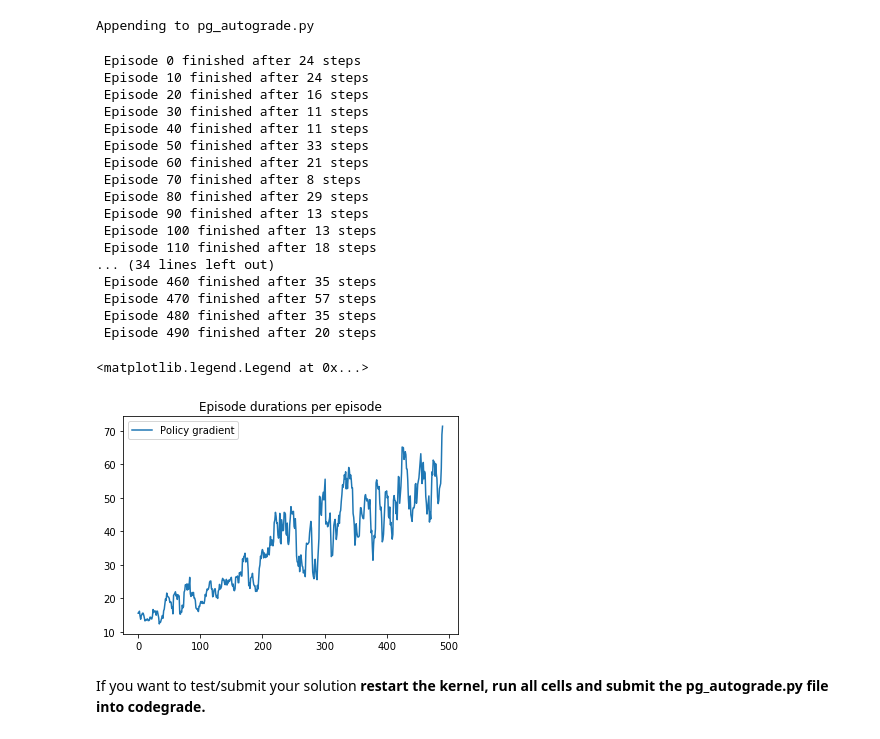
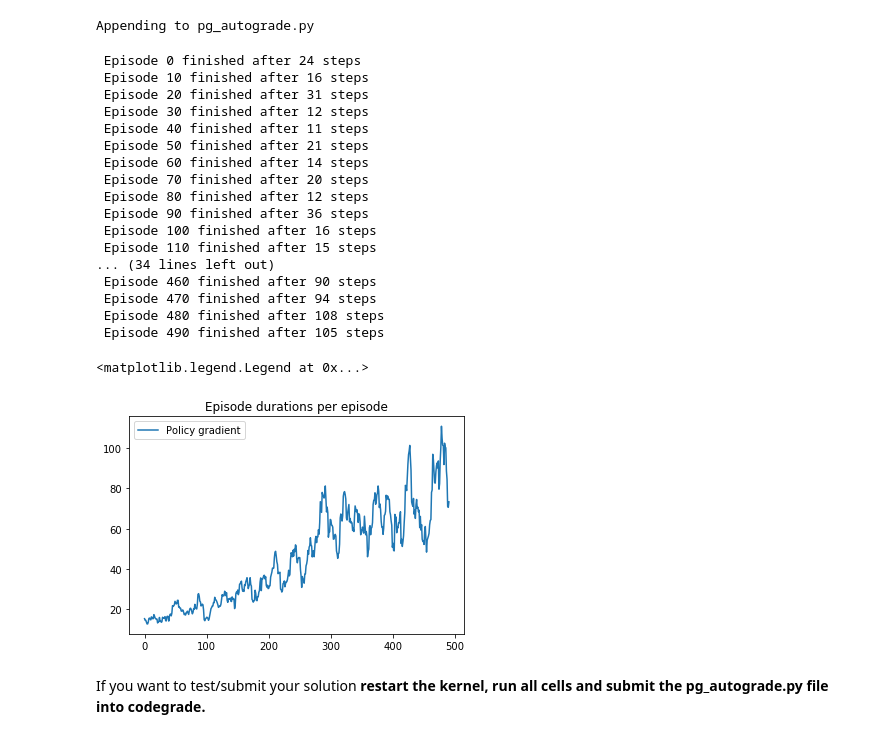
Before and after one commit to TomFrederik/rl-2020, a Jupyter notebook: week_4/RLLab5_PG/PG_lab.ipynb, the cells around one changed output. Drawn from its saved outputs; the diff is of its cells as text; code cells hidden in the pictures.

```diff
--- a/week_4/RLLab5_PG/PG_lab.ipynb
+++ b/week_4/RLLab5_PG/PG_lab.ipynb
@@ -259,39 +259,39 @@ def smooth(x, N):
 # %%
 # Feel free to play around with the parameters!
 num_episodes = 500
 discount_factor = 0.99
-learn_rate = 1e-3
+learn_rate = 1.5e-3
 seed = 42
 env = gym.envs.make("CartPole-v1")
 torch.manual_seed(seed)
 env.seed(seed)
 policy = NNPolicy(num_hidden)
 
 episode_durations_policy_gradient = run_episodes_policy_gradient(
     policy, env, num_episodes, discount_factor, learn_rate)
 
 plt.plot(smooth(episode_durations_policy_gradient, 10))
 plt.title('Episode durations per episode')
 plt.legend(['Policy gradient'])
 # %% [output]
  Episode 0 finished after 24 steps
- Episode 10 finished after 24 steps
- Episode 20 finished after 16 steps
- Episode 30 finished after 11 steps
+ Episode 10 finished after 16 steps
+ Episode 20 finished after 31 steps
+ Episode 30 finished after 12 steps
  Episode 40 finished after 11 steps
- Episode 50 finished after 33 steps
- Episode 60 finished after 21 steps
- Episode 70 finished after 8 steps
- Episode 80 finished after 29 steps
- Episode 90 finished after 13 steps
- Episode 100 finished after 13 steps
- Episode 110 finished after 18 steps
+ Episode 50 finished after 21 steps
+ Episode 60 finished after 14 steps
+ Episode 70 finished after 20 steps
+ Episode 80 finished after 12 steps
+ Episode 90 finished after 36 steps
+ Episode 100 finished after 16 steps
+ Episode 110 finished after 15 steps
 ... (34 lines left out)
- Episode 460 finished after 35 steps
- Episode 470 finished after 57 steps
- Episode 480 finished after 35 steps
- Episode 490 finished after 20 steps
+ Episode 460 finished after 90 steps
+ Episode 470 finished after 94 steps
+ Episode 480 finished after 108 steps
+ Episode 490 finished after 105 steps
 <matplotlib.legend.Legend at 0x...>
-[figure, old version]
+[figure, new version]
 # %% [markdown]
 If you want to test/submit your solution **restart the kernel, run all cells and submit the pg_autograde.py file into codegrade.**
```
Also changed, not shown: parts of 1 cell of this notebook, 1 other file.
